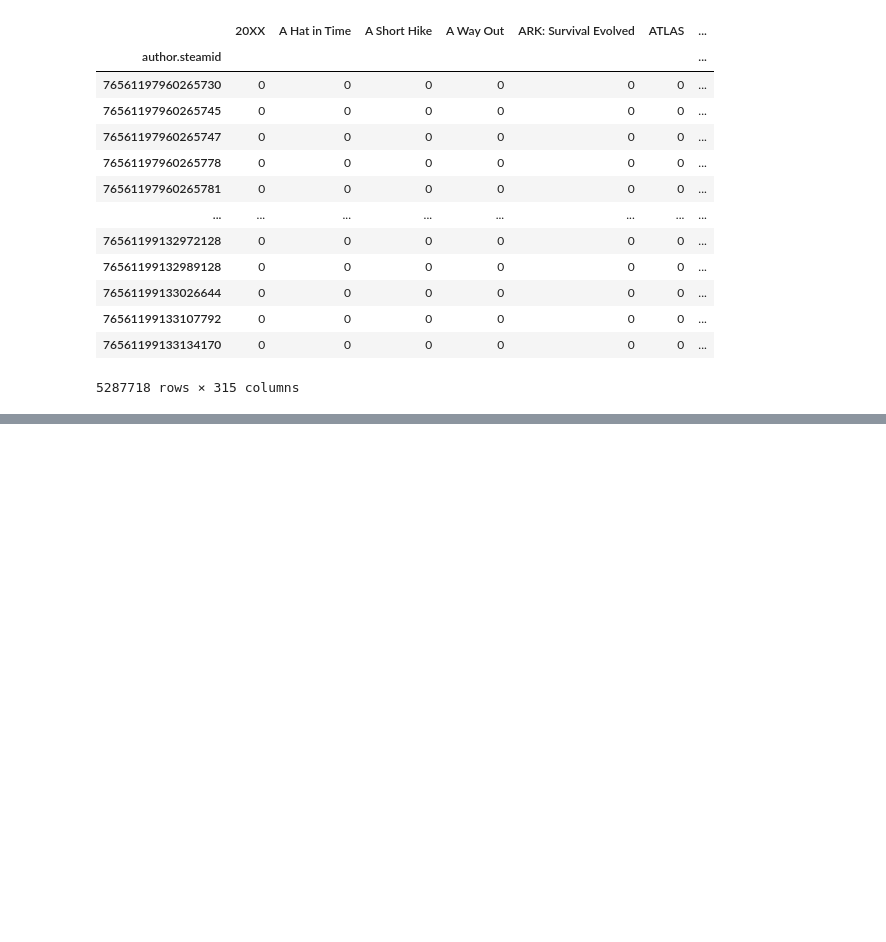
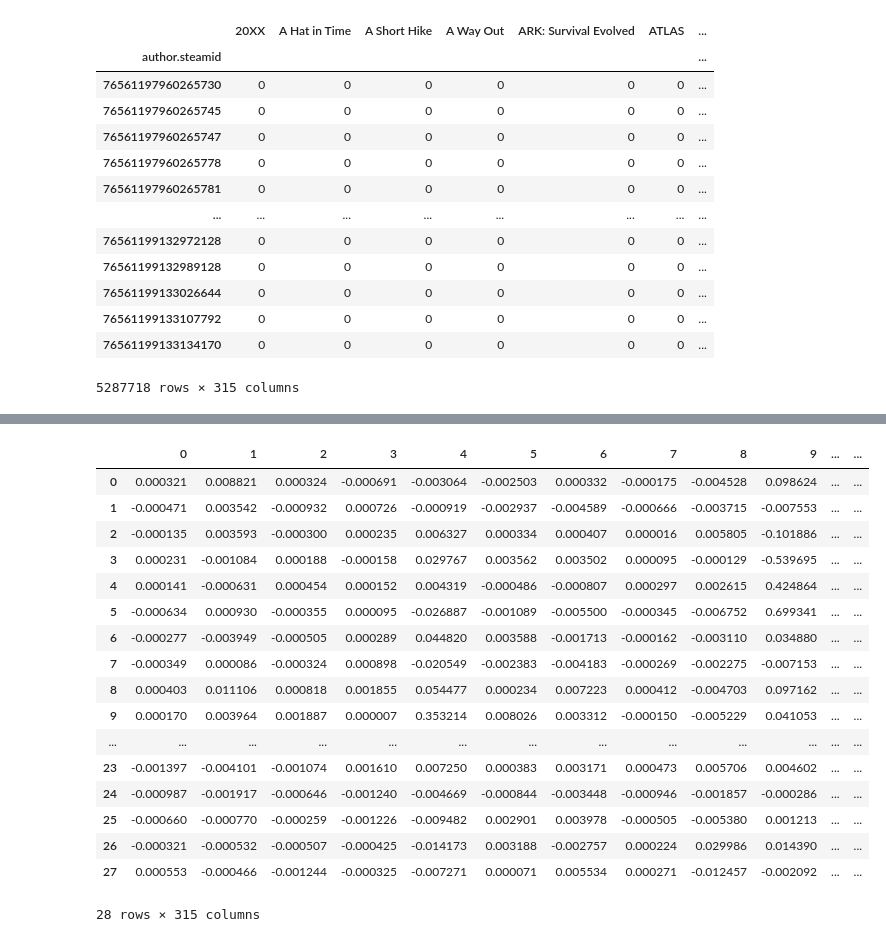
Before and after one commit to abduliante/game-reviews-sentiment-analysis, a Jupyter notebook: notebooks/03_Recommendation_system.ipynb, the cells around one changed output, grey strips where cells are left out. Drawn from its saved outputs; the diff is of its cells as text; code cells hidden in the pictures; blank space fills up the shorter version.

```diff
--- a/notebooks/03_Recommendation_system.ipynb
+++ b/notebooks/03_Recommendation_system.ipynb
@@ -273,0 +359,21 @@ array([1.34706288, 0.85132487, 0.76016686, 0.75177792, 0.65565717])
+# %%
+pd.DataFrame(pca.components_) # latent features
+# %% [output]
+|  | 0 | 1 | 2 | 3 | 4 | 5 | 6 | 7 | 8 | 9 | ... | ... |
+| 0 | 0.000321 | 0.008821 | 0.000324 | -0.000691 | -0.003064 | -0.002503 | 0.000332 | -0.000175 | -0.004528 | 0.098624 | ... | ... |
+| 1 | -0.000471 | 0.003542 | -0.000932 | 0.000726 | -0.000919 | -0.002937 | -0.004589 | -0.000666 | -0.003715 | -0.007553 | ... | ... |
+| 2 | -0.000135 | 0.003593 | -0.000300 | 0.000235 | 0.006327 | 0.000334 | 0.000407 | 0.000016 | 0.005805 | -0.101886 | ... | ... |
+| 3 | 0.000231 | -0.001084 | 0.000188 | -0.000158 | 0.029767 | 0.003562 | 0.003502 | 0.000095 | -0.000129 | -0.539695 | ... | ... |
+| 4 | 0.000141 | -0.000631 | 0.000454 | 0.000152 | 0.004319 | -0.000486 | -0.000807 | 0.000297 | 0.002615 | 0.424864 | ... | ... |
+| 5 | -0.000634 | 0.000930 | -0.000355 | 0.000095 | -0.026887 | -0.001089 | -0.005500 | -0.000345 | -0.006752 | 0.699341 | ... | ... |
+| 6 | -0.000277 | -0.003949 | -0.000505 | 0.000289 | 0.044820 | 0.003588 | -0.001713 | -0.000162 | -0.003110 | 0.034880 | ... | ... |
+| 7 | -0.000349 | 0.000086 | -0.000324 | 0.000898 | -0.020549 | -0.002383 | -0.004183 | -0.000269 | -0.002275 | -0.007153 | ... | ... |
+| 8 | 0.000403 | 0.011106 | 0.000818 | 0.001855 | 0.054477 | 0.000234 | 0.007223 | 0.000412 | -0.004703 | 0.097162 | ... | ... |
+| 9 | 0.000170 | 0.003964 | 0.001887 | 0.000007 | 0.353214 | 0.008026 | 0.003312 | -0.000150 | -0.005229 | 0.041053 | ... | ... |
+| ... | ... | ... | ... | ... | ... | ... | ... | ... | ... | ... | ... | ... |
+| 23 | -0.001397 | -0.004101 | -0.001074 | 0.001610 | 0.007250 | 0.000383 | 0.003171 | 0.000473 | 0.005706 | 0.004602 | ... | ... |
+| 24 | -0.000987 | -0.001917 | -0.000646 | -0.001240 | -0.004669 | -0.000844 | -0.003448 | -0.000946 | -0.001857 | -0.000286 | ... | ... |
+| 25 | -0.000660 | -0.000770 | -0.000259 | -0.001226 | -0.009482 | 0.002901 | 0.003978 | -0.000505 | -0.005380 | 0.001213 | ... | ... |
+| 26 | -0.000321 | -0.000532 | -0.000507 | -0.000425 | -0.014173 | 0.003188 | -0.002757 | 0.000224 | 0.029986 | 0.014390 | ... | ... |
+| 27 | 0.000553 | -0.000466 | -0.001244 | -0.000325 | -0.007271 | 0.000071 | 0.005534 | 0.000271 | -0.012457 | -0.002092 | ... | ... |
+28 rows × 315 columns
```
Also changed, not shown: parts of 57 cells of this notebook.
